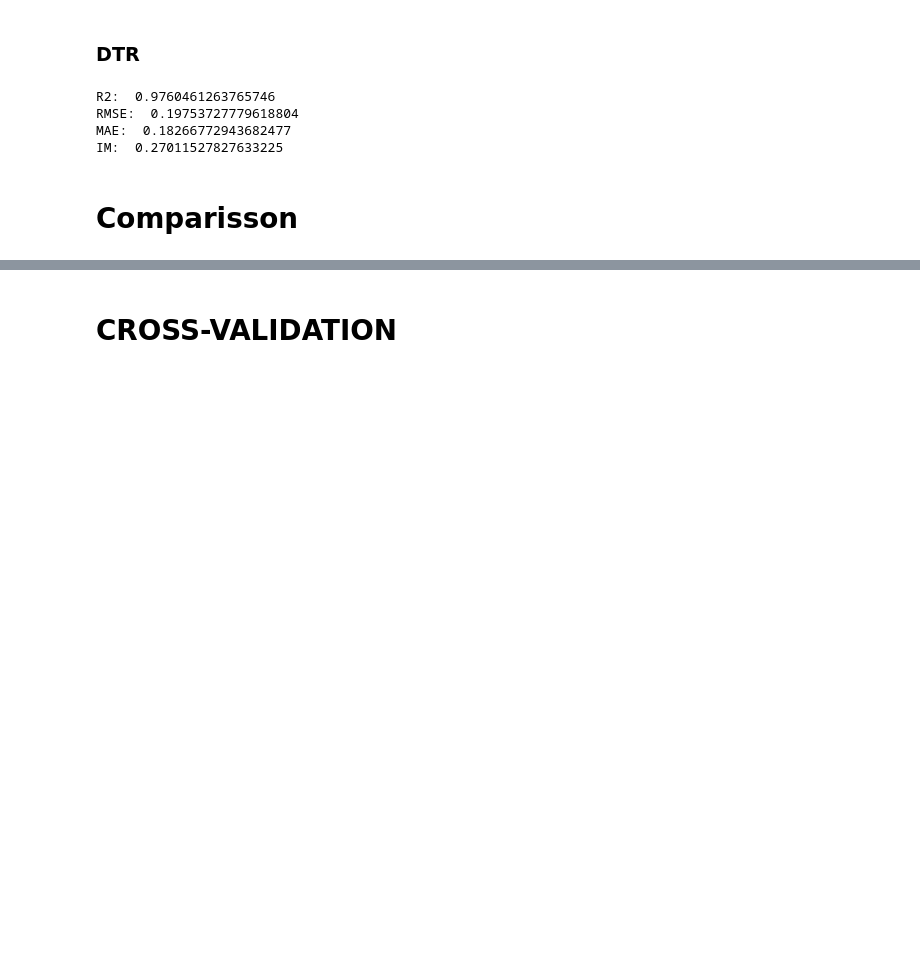
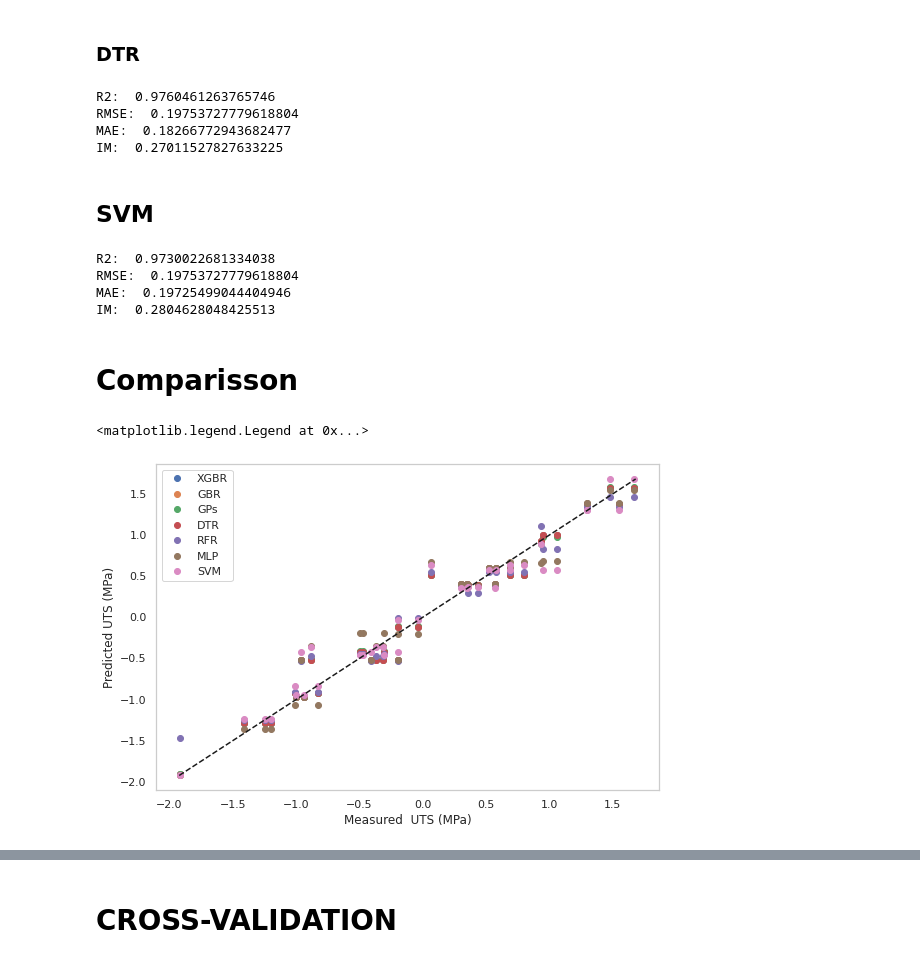
Before and after one commit to GermanOmar/LAFW, a Jupyter notebook: LARFW_IJAMT.ipynb, the cells around one changed output, grey strips where cells are left out. Saved outputs shown, nothing was run; the diff lists cells and outputs as text; code cells hidden in the pictures; blank space fills up the shorter version.

```diff
--- a/LARFW_IJAMT.ipynb
+++ b/LARFW_IJAMT.ipynb
@@ -375,6 +381,57 @@ R2:  0.9760461263765746
 RMSE:  0.19753727779618804
 MAE:  0.18266772943682477
 IM:  0.27011527827633225
+# %% [markdown]
+## SVM
+# %%
+from sklearn.svm import SVR
+SVM=SVR(kernel='poly', C=100, gamma='auto', degree=3, epsilon=.01, coef0=1)
+
+#START TRAINING
+SVM.fit(X_train,y_train)
+#PREDICTION
+y_pred=SVM.predict(X_test)
+print()
+
+from sklearn.metrics import r2_score
+from sklearn.metrics import mean_absolute_error as MAE
+
+#METRICS: R2, RMSE, MAE
+R2=r2_score(y_test, y_pred)
+print('R2: ',R2)
+RMSE = np.sqrt(MSE_test)
+print("RMSE: ", RMSE)
+MAE = MAE(y_test, y_pred)
+print("MAE: ", MAE)
+IM=np.sqrt(((1-R2)**2) + (RMSE**2) + (MAE**2) )
+print("IM: ", IM)
+print()
+# %% [output]
+R2:  0.9730022681334038
+RMSE:  0.19753727779618804
+MAE:  0.19725499044404946
+IM:  0.2804628048425513
 # %% [markdown]
 # Comparisson
+# %%
+#TRAIN
+models = [xgbr,  GBR,  GP, DT,  RFR , MLP, SVM]
+labels = ['XGBR',  'GBR',   'GPs', 'DTR',  'RFR', 'MLP', 'SVM']
+
+sns.set_theme(style="whitegrid")
+plt.rcParams["axes.grid"] = False
+fig = plt.figure()
+fig.set_size_inches((9,6))
+
+for mod, label in zip( models, labels):
+  y_pred = mod.predict(X_train)
+  plt.plot(y_train, y_pred, 'o' ,label = label)
+
+plt.plot([y_pred.min(), y_pred.max()], [y_pred.min(), y_pred.max()], 'k--')
+plt.ylabel('Predicted UTS (MPa)')
+plt.xlabel('Measured  UTS (MPa)')
+plt.legend()
+# %% [output]
+<matplotlib.legend.Legend at 0x...>
+[figure, added]
 # %%
```
Also changed, not shown: parts of 9 cells of this notebook.
